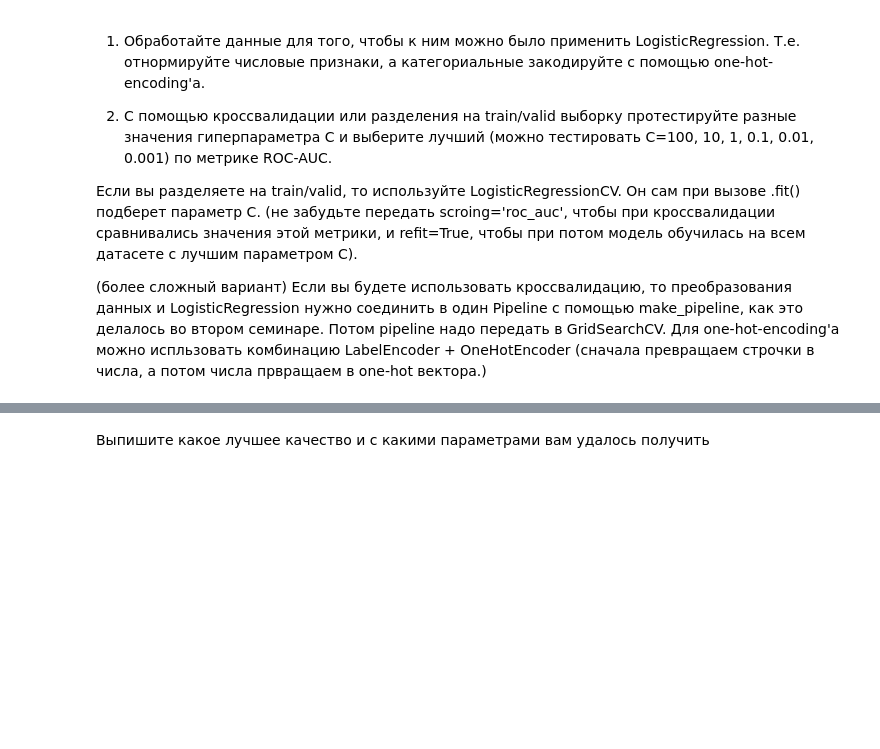
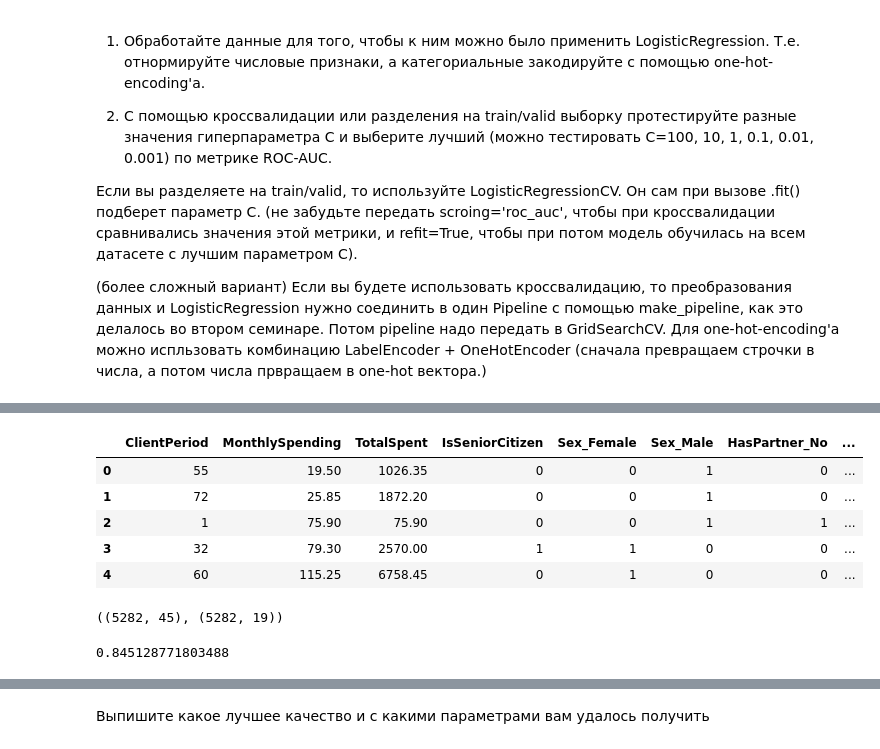
Before and after one commit to glaurungh/dls-course, a Jupyter notebook: baseline.ipynb, the cells around one changed output, grey strips where cells are left out. Saved outputs shown, nothing was run; the diff lists cells and outputs as text; code cells hidden in the pictures; blank space fills up the shorter version.

```diff
--- a/baseline.ipynb
+++ b/baseline.ipynb
@@ -227,2 +248,4 @@ from sklearn.pipeline import make_pipeline
 # %%
 # YOUR CODE
+numeric_data = data[num_cols]
+numeric_data.head()
@@ -228,0 +279,16 @@ from sklearn.pipeline import make_pipeline
+# %%
+X = pd.concat([numeric_data, dummy_features], axis=1)
+X_origin = data.iloc[:, :-1]
+X.head()
+# %% [output]
+|  | ClientPeriod | MonthlySpending | TotalSpent | IsSeniorCitizen | Sex_Female | Sex_Male | HasPartner_No | ... |
+| 0 | 55 | 19.50 | 1026.35 | 0 | 0 | 1 | 0 | ... |
+| 1 | 72 | 25.85 | 1872.20 | 0 | 0 | 1 | 0 | ... |
+| 2 | 1 | 75.90 | 75.90 | 0 | 0 | 1 | 1 | ... |
+| 3 | 32 | 79.30 | 2570.00 | 1 | 1 | 0 | 0 | ... |
+| 4 | 60 | 115.25 | 6758.45 | 0 | 1 | 0 | 0 | ... |
+# %%
+y = data['Churn']
+X.shape, X_origin.shape
+# %% [output]
+((5282, 45), (5282, 19))
@@ -228,0 +338,4 @@ from sklearn.pipeline import make_pipeline
+# %%
+pipe['classifier'].best_score_
+# %% [output]
+0.845128771803488
```
Also changed, not shown: parts of 23 cells of this notebook.
